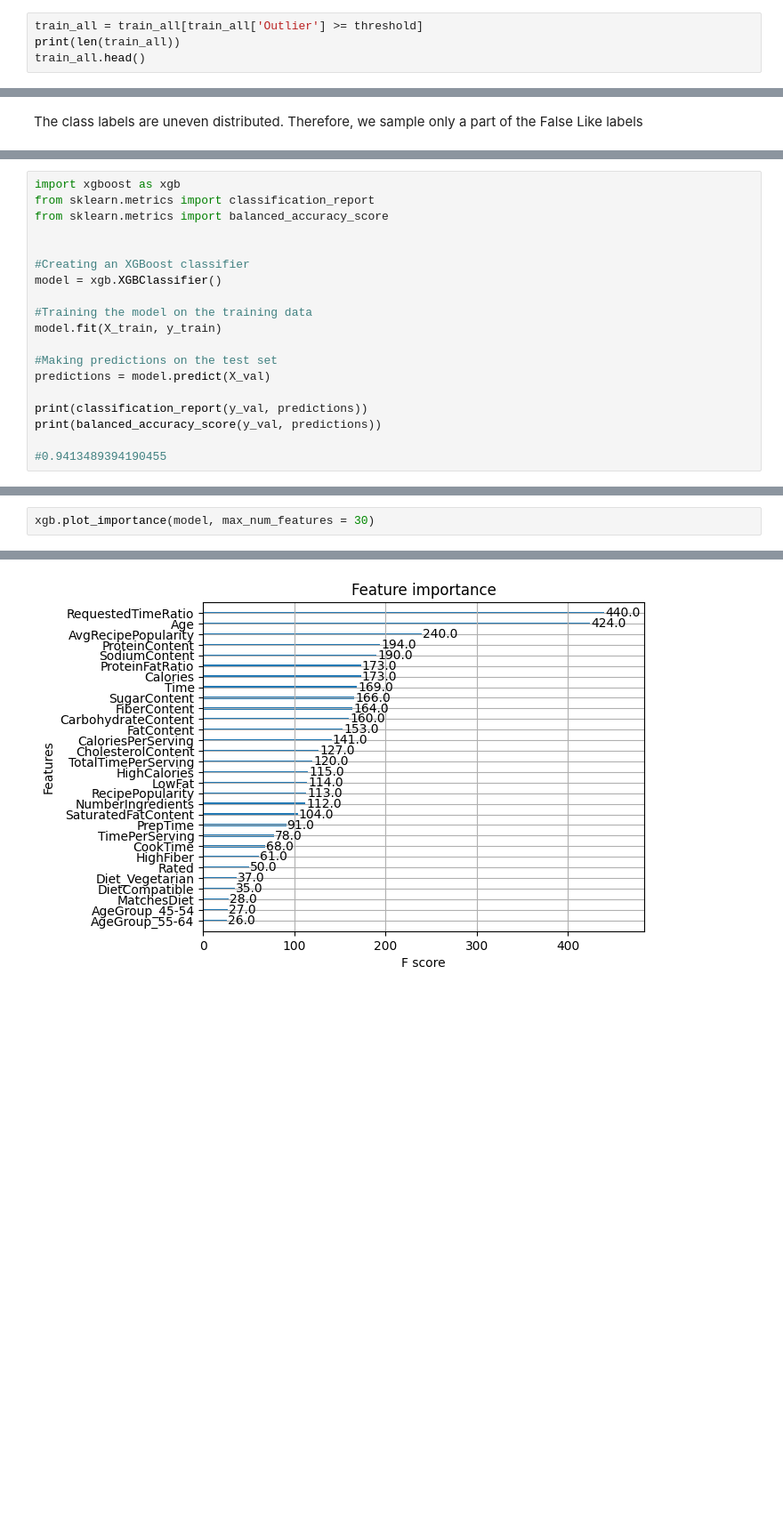
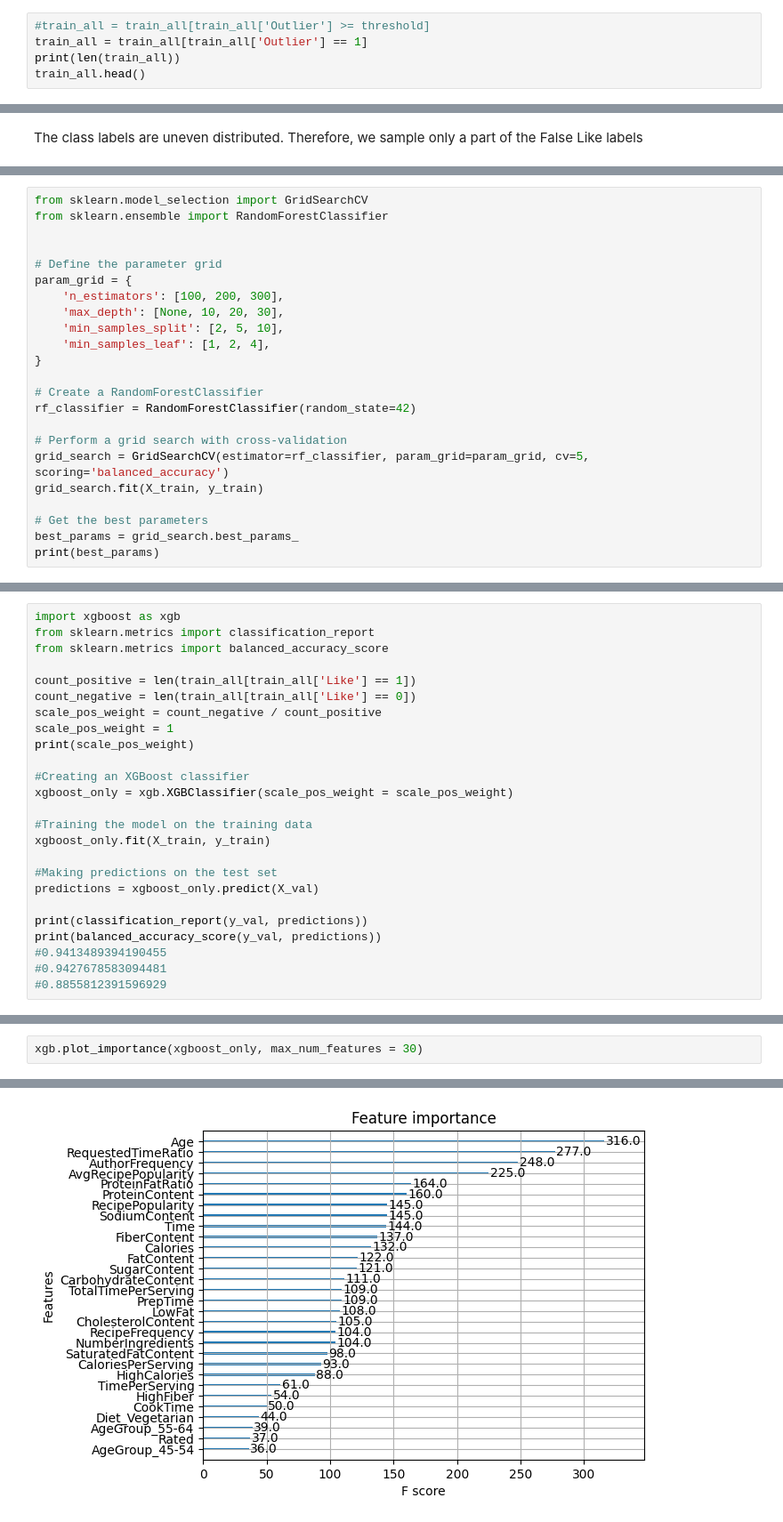
Before and after one commit to sallto/baml, a Jupyter notebook: notebook.ipynb, the cells around one changed output, grey strips where cells are left out. Shown at 89% size. Cells and saved outputs as stored; diff of their text form; blank space fills up the shorter version.

```diff
--- a/notebook.ipynb
+++ b/notebook.ipynb
@@ -253,5 +306,6 @@ Length: 44, dtype: string
 # %%
-train_all = train_all[train_all['Outlier'] >= threshold]
+#train_all = train_all[train_all['Outlier'] >= threshold]
+train_all = train_all[train_all['Outlier'] == 1]
 print(len(train_all))
 train_all.head()
 # %% [output]
@@ -392,0 +479,23 @@ weighted avg       0.97      0.97      0.97     50572
+# %%
+from sklearn.model_selection import GridSearchCV
+from sklearn.ensemble import RandomForestClassifier
+
+
+# Define the parameter grid
+param_grid = {
+    'n_estimators': [100, 200, 300],
+    'max_depth': [None, 10, 20, 30],
+    'min_samples_split': [2, 5, 10],
+    'min_samples_leaf': [1, 2, 4],
+}
+
+# Create a RandomForestClassifier
+rf_classifier = RandomForestClassifier(random_state=42)
+
+# Perform a grid search with cross-validation
+grid_search = GridSearchCV(estimator=rf_classifier, param_grid=param_grid, cv=5, scoring='balanced_accuracy')
+grid_search.fit(X_train, y_train)
+
+# Get the best parameters
+best_params = grid_search.best_params_
+print(best_params)
@@ -417,18 +569,24 @@ import xgboost as xgb
 from sklearn.metrics import classification_report
 from sklearn.metrics import balanced_accuracy_score
 
+count_positive = len(train_all[train_all['Like'] == 1])
+count_negative = len(train_all[train_all['Like'] == 0])
+scale_pos_weight = count_negative / count_positive
+scale_pos_weight = 1
+print(scale_pos_weight)
 
 #Creating an XGBoost classifier
-model = xgb.XGBClassifier()
+xgboost_only = xgb.XGBClassifier(scale_pos_weight = scale_pos_weight)
 
 #Training the model on the training data
-model.fit(X_train, y_train)
+xgboost_only.fit(X_train, y_train)
 
 #Making predictions on the test set
-predictions = model.predict(X_val)
+predictions = xgboost_only.predict(X_val)
 
 print(classification_report(y_val, predictions))
 print(balanced_accuracy_score(y_val, predictions))
-
 #0.9413489394190455
+#0.9427678583094481
+#0.8855812391596929
 # %% [output]
@@ -445,5 +604,5 @@ weighted avg       0.94      0.94      0.94     50572
 # %%
-xgb.plot_importance(model, max_num_features = 30)
+xgb.plot_importance(xgboost_only, max_num_features = 30)
 # %% [output]
 <Axes: title={'center': 'Feature importance'}, xlabel='F score', ylabel='Features'>
-[figure, old version]
+[figure, new version]
```
Also changed, not shown: parts of 29 cells of this notebook.
